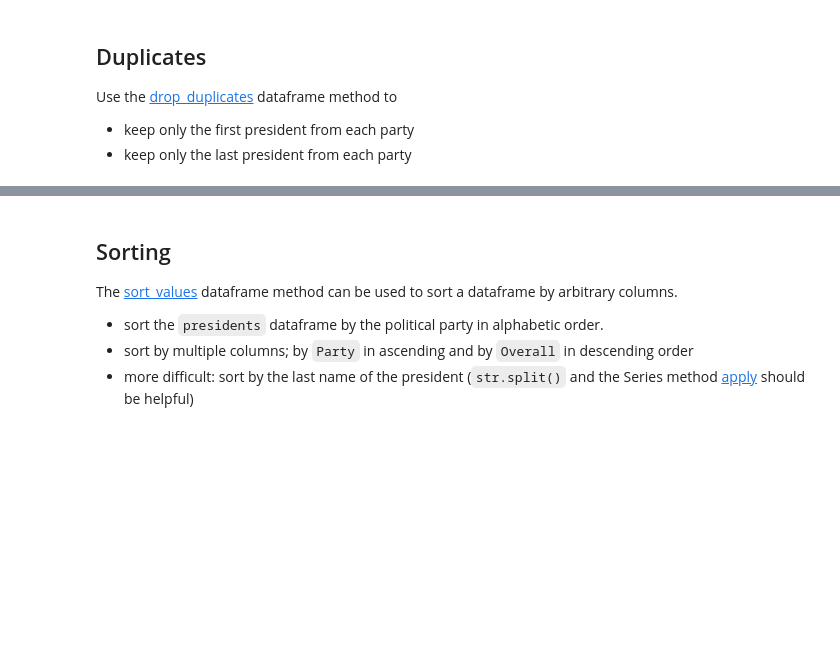
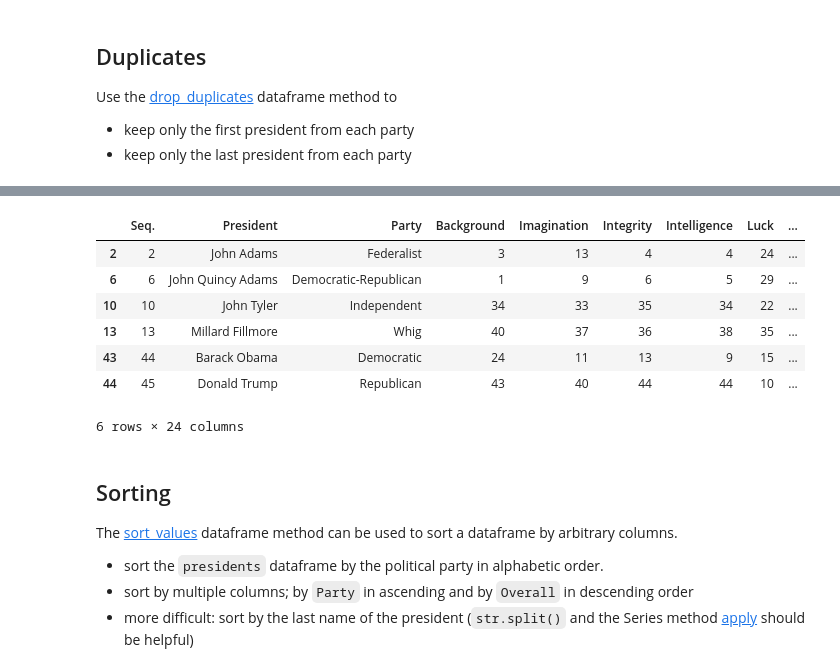
Before and after one commit to Korbiniannn/University, a Jupyter notebook: SoSe24/Data-Science-2/Praktika/2_Pandas_Dask/pandas.ipynb, the cells around one changed output, grey strips where cells are left out. Drawn from its saved outputs; the diff is of its cells as text; code cells hidden in the pictures; blank space fills up the shorter version.

```diff
--- a/SoSe24/Data-Science-2/Praktika/2_Pandas_Dask/pandas.ipynb
+++ b/SoSe24/Data-Science-2/Praktika/2_Pandas_Dask/pandas.ipynb
@@ -67,8 +151,15 @@ Use the [drop_duplicates](https://pandas.pydata.org/docs/reference/api/pandas.Da
 # %%
-# only the last president from each party
-#
-#
-#
+presidents_last = presidents.drop_duplicates("Party", keep="last")
+presidents_last
+# %% [output]
+|  | Seq. | President | Party | Background | Imagination | Integrity | Intelligence | Luck | ... |
+| 2 | 2 | John Adams | Federalist | 3 | 13 | 4 | 4 | 24 | ... |
+| 6 | 6 | John Quincy Adams | Democratic-Republican | 1 | 9 | 6 | 5 | 29 | ... |
+| 10 | 10 | John Tyler | Independent | 34 | 33 | 35 | 34 | 22 | ... |
+| 13 | 13 | Millard Fillmore | Whig | 40 | 37 | 36 | 38 | 35 | ... |
+| 43 | 44 | Barack Obama | Democratic | 24 | 11 | 13 | 9 | 15 | ... |
+| 44 | 45 | Donald Trump | Republican | 43 | 40 | 44 | 44 | 10 | ... |
+6 rows × 24 columns
 # %% [markdown]
 ## Sorting
 
```
Also changed, not shown: parts of 18 cells of this notebook, 10 other files.
